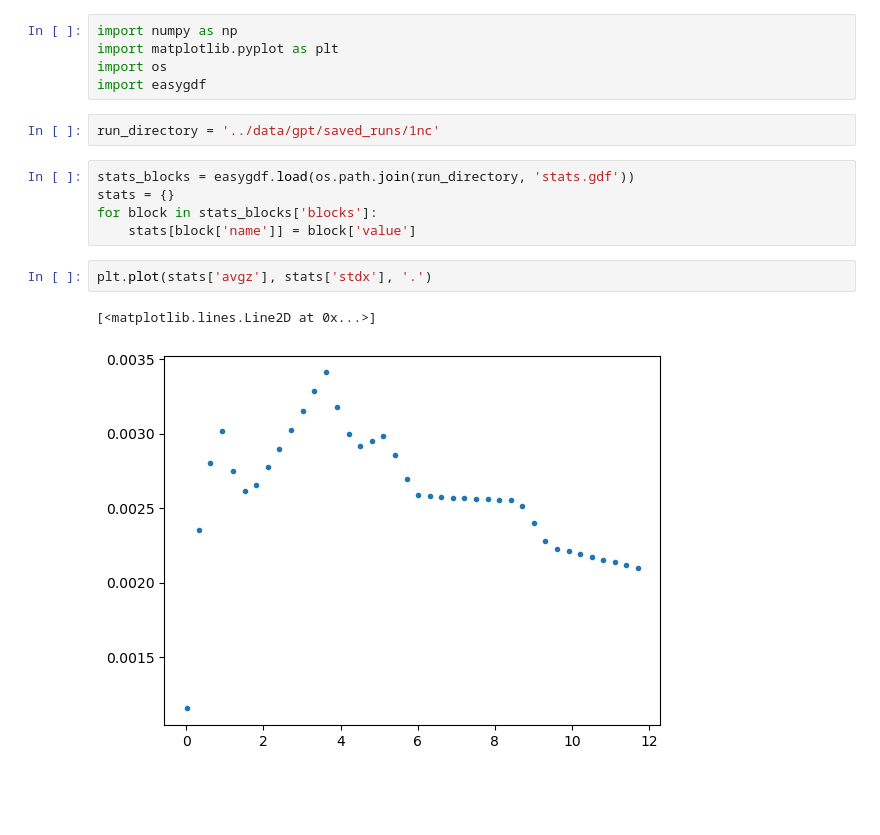
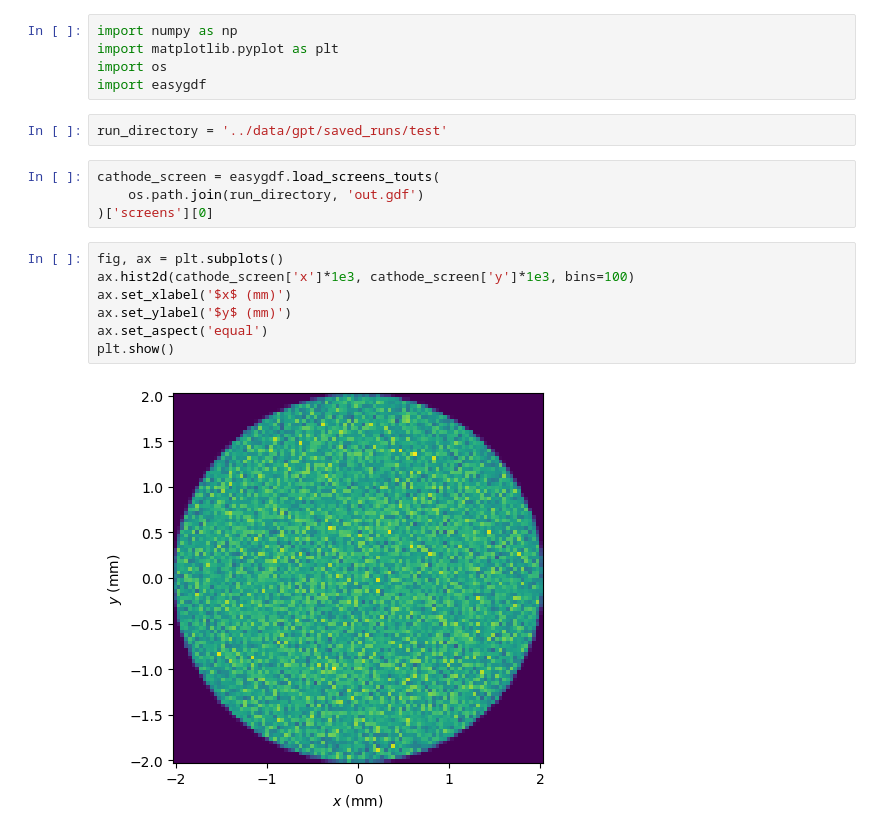
Before and after one commit to jp-ga/awa-sims, a Jupyter notebook: gpt_analysis.ipynb, the cells around one changed output. Drawn from its saved outputs; the diff is of its cells as text; blank space fills up the shorter version.

```diff
--- a/gpt_analysis.ipynb
+++ b/gpt_analysis.ipynb
@@ -4,14 +4,17 @@ import matplotlib.pyplot as plt
 import os
 import easygdf
 # %%
-run_directory = '../data/gpt/saved_runs/1nc'
+run_directory = '../data/gpt/saved_runs/test'
-# %%
-stats_blocks = easygdf.load(os.path.join(run_directory, 'stats.gdf'))
-stats = {}
-for block in stats_blocks['blocks']:
-    stats[block['name']] = block['value']
-# %%
-plt.plot(stats['avgz'], stats['stdx'], '.')
-# %% [output]
-[<matplotlib.lines.Line2D at 0x...>]
-[figure, removed]
+# %%
+cathode_screen = easygdf.load_screens_touts(
+    os.path.join(run_directory, 'out.gdf')
+)['screens'][0]
+# %%
+fig, ax = plt.subplots()
+ax.hist2d(cathode_screen['x']*1e3, cathode_screen['y']*1e3, bins=100)
+ax.set_xlabel('$x$ (mm)')
+ax.set_ylabel('$y$ (mm)')
+ax.set_aspect('equal')
+plt.show()
+# %% [output]
+[figure, added]
```
Also changed, not shown: 8 other files.
